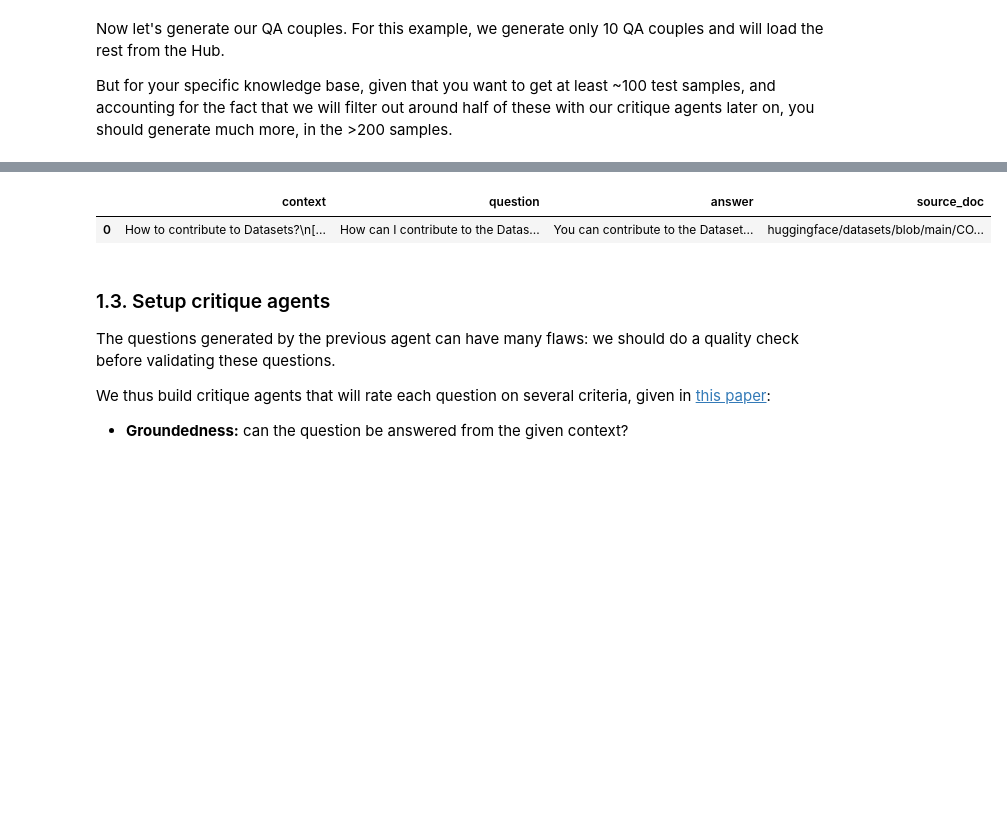
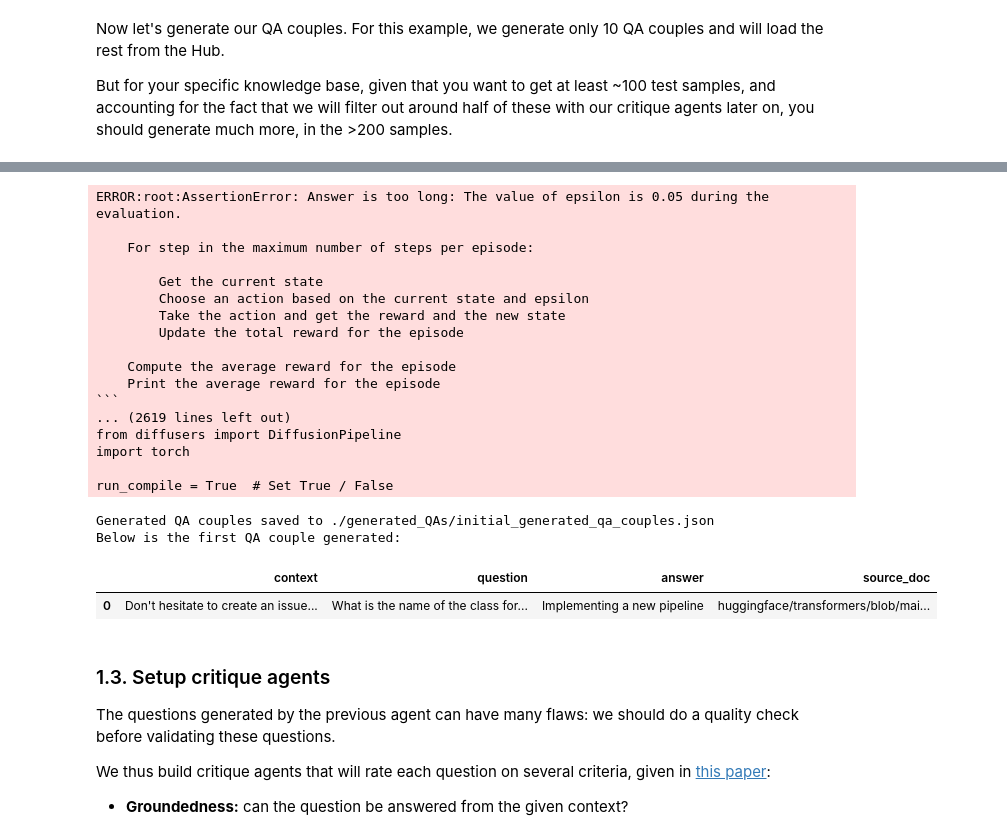
Before and after one commit to AwkwaBear/RAG-model-ee693b, a Jupyter notebook: refactor.ipynb, the cells around one changed output, grey strips where cells are left out. Cells and saved outputs as stored; diff of their text form; code cells hidden in the pictures; blank space fills up the shorter version.

Commit message:
added generated QA questions to git repo

````diff
--- a/refactor.ipynb
+++ b/refactor.ipynb
@@ -260,7 +260,7 @@ But for your specific knowledge base, given that you want to get at least ~100 t
 # %%
 import random
 
-N_GENERATIONS = 25 # We intentionally generate only 10 QA couples here for cost and time considerations
+N_GENERATIONS = 300 # We intentionally generate only 10 QA couples here for cost and time considerations
 
 # Save outputs to a JSON file
 QA_initial_couples_path = './generated_QAs/initial_generated_qa_couples.json'
@@ -330,5 +329,24 @@ Below is the first QA couple generated:
+ERROR:root:AssertionError: Answer is too long: The value of epsilon is 0.05 during the evaluation.
+
+    For step in the maximum number of steps per episode:
+
+        Get the current state
+        Choose an action based on the current state and epsilon
+        Take the action and get the reward and the new state
+        Update the total reward for the episode
+
+    Compute the average reward for the episode
+    Print the average reward for the episode
+```
+... (2619 lines left out)
+from diffusers import DiffusionPipeline
+import torch
+
+run_compile = True  # Set True / False
+Generated QA couples saved to ./generated_QAs/initial_generated_qa_couples.json
+Below is the first QA couple generated:
 |  | context | question | answer | source_doc |
-| 0 | How to contribute to Datasets?\n[... | How can I contribute to the Datas... | You can contribute to the Dataset... | huggingface/datasets/blob/main/CO... |
+| 0 | Don't hesitate to create an issue... | What is the name of the class for... | Implementing a new pipeline | huggingface/transformers/blob/mai... |
 # %% [markdown]
 ### 1.3. Setup critique agents
 
````
Also changed, not shown: parts of 7 cells of this notebook, 4 other files.
